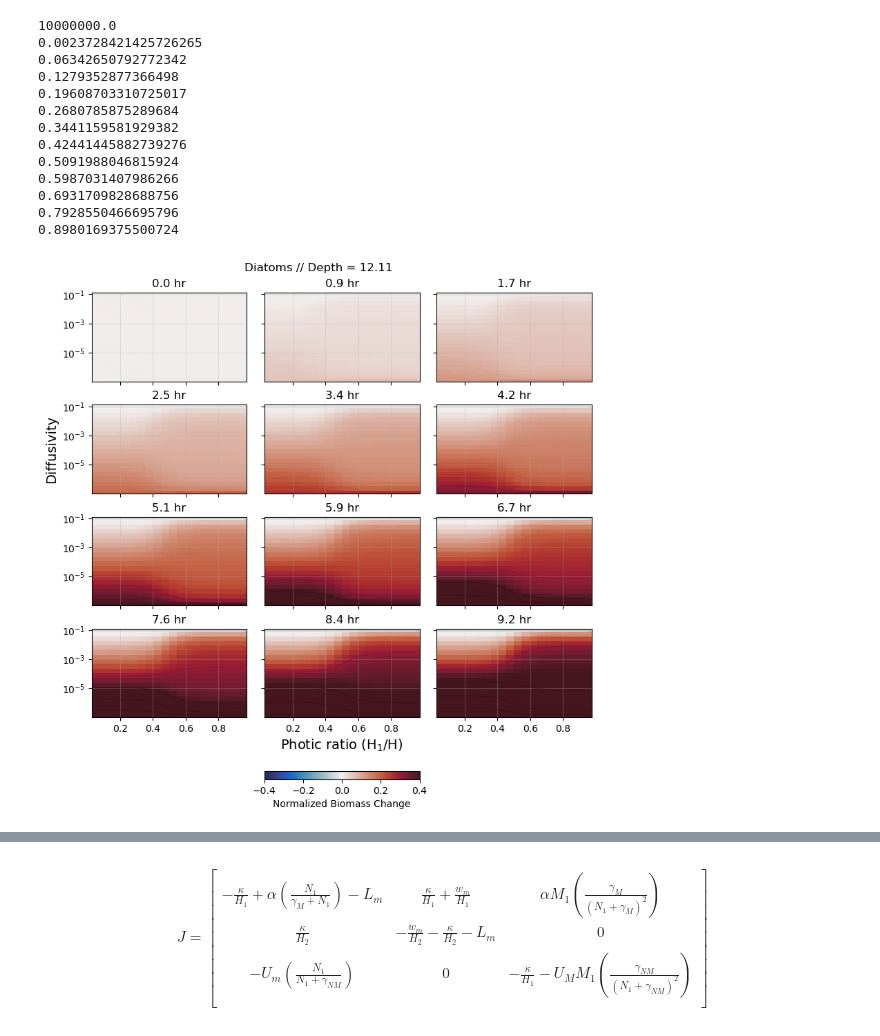
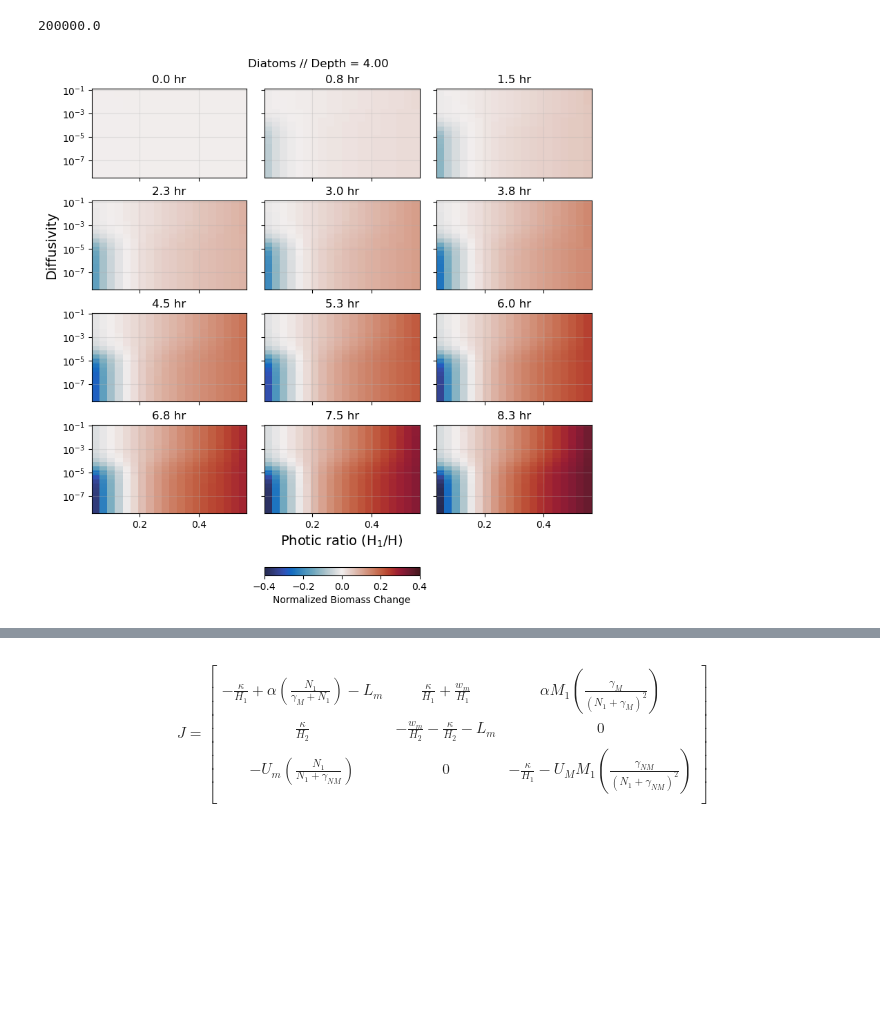
Before and after one commit to sienna-white/box_model, a Jupyter notebook: two_species.ipynb, the cells around one changed output, grey strips where cells are left out. Saved outputs shown, nothing was run; the diff lists cells and outputs as text; code cells hidden in the pictures; blank space fills up the shorter version.

```diff
--- a/two_species.ipynb
+++ b/two_species.ipynb
@@ -50,13 +50,14 @@ importlib.reload(pm)
 
 cmap = cmo.cm.balance
 
-dst = xr.open_dataset("population_dataset_time_2s_3umol.nc")
+dst = xr.open_dataset("population_dataset_time_2umol.nc")
 
 N = len(dst.kappa)
 NT = len(dst.t)
 print(N)
 print(NT)
 
+NV = len(dst.depth)
 # hr2s = 1/3600
 
 print(dst)
@@ -79,7 +80,6 @@ Data variables:
 # %%
 # Snapshot of three time frames
 TIMES = list(range(0, 300, 25))
-dst = xr.open_dataset("population_dataset_time_2s_3umol.nc")
 
 id = 2
 ir = 14
@@ -105,7 +105,7 @@ for ax in axs:
     ax.set_xlabel("Re($\lambda$)")
     ax.set_yscale('log')
     ax.set_xscale('log')
-irs = [0, 5, 10, 14]
+irs = [0, NV//4, NV//2, NV-1]
 for ix, ax in enumerate(axs):
     ir = irs[ix]
     ratio = dst.ratio.values[ir]
@@ -224,8 +215,7 @@ def reshape_(data, N):
 
 
 id = 2
-ir = 1
-ik = 1
+
 depth = dst.depth.values[id]
 fig.suptitle("Depth = %2.2f" % depth)
 
@@ -234,18 +224,17 @@ RATIO = dst.ratio.values
 
 
 NT = 300
-for i, it in enumerate(range(1, NT, NT//12)):
+for i, it in enumerate(range(1, NT, NT//11)):
     # color = cmo.cm.haline(it/NT)
     BIOMASS_M = dst.m1.values[it, id, :, :] + dst.m2.values[it, id, :, :]
+    relative = normalize_color2(BIOMASS_M) #reshape_(BIOMASS_M, N))
+
     axs[i].set_yscale('log')
 
     axs[i].set_title("%2.1f hr" % (dst.t.values[it]/3600))
 
     h = axs[i].pcolormesh(RATIO, KAPPA,
-                normalize_color2(reshape_(BIOMASS_M, N)), linewidths=4, alpha=0.95, cmap=cmo.cm.balance, vmin=-4e-1, vmax=4e-1)
-
-    h1 = axs[i].contour(RATIO, KAPPA,
-                normalize_color2(reshape_(BIOMASS_M, N)), linewidths=1, alpha=0.5, vmin=-4e-1, vmax=4e-1, cmap=cmo.cm.balance, )
+                relative.T, linewidths=4, alpha=0.95, cmap=cmo.cm.balance, vmin=-4e-1, vmax=4e-1)
 
 plt.colorbar(h, label='Normalized Biomass Change', orientation='horizontal',  pad=0.2, ax=axs[-2])
 
@@ -265,8 +254,6 @@ print(init_biomass)
 
 fig, axs = plt.subplots(nrows=4, ncols=3, figsize=(8, 8), sharex=True, sharey=True, constrained_layout=True)
 axs = axs.flatten()
-# norm
-norm = mcolors.TwoSlopeNorm(vmin=-0.25, vcenter=0, vmax=0.25)
 
 
 def normalize_color2(value):
@@ -279,54 +266,40 @@ def reshape_(data, N):
     return np.array(data).reshape(N, -1)
 
 
-id = 14
-ir = 1
-ik = 1
+id = 0
+
 depth = dst.depth.values[id]
 fig.suptitle("Diatoms // Depth = %2.2f" % depth)
 
 KAPPA  = dst.kappa.values
 RATIO = dst.ratio.values
+
 NT = 300
 for i, it in enumerate(range(1, NT, NT//12)):
     # color = cmo.cm.haline(it/NT)
     BIOMASS_D = dst.d1.values[it, id, :, :] + dst.d2.values[it, id, :, :]
-    relative = normalize_color2(reshape_(BIOMASS_D, N))
-    print(max(relative.flatten()))
+
+    relative = normalize_color2(BIOMASS_D)
+
     axs[i].set_yscale('log')
 
     axs[i].set_title("%2.1f hr" % (dst.t.values[it]/3600))
 
     h = axs[i].pcolormesh(RATIO, KAPPA,
-                relative, linewidths=4, alpha=0.95, cmap=cmo.cm.balance, vmin=-4e-1, vmax=4e-1)
-
-    h1 = axs[i].contour(RATIO, KAPPA,
-                relative, linewidths=1, alpha=0.5, vmin=-4e-1, vmax=4e-1, cmap=cmo.cm.balance, )
+                relative.T, linewidths=4, alpha=0.95, cmap=cmo.cm.balance, vmin=-4e-1, vmax=4e-1)
 
 plt.colorbar(h, label='Normalized Biomass Change', orientation='horizontal',  pad=0.2, ax=axs[-2])
 
 axs[3].set_ylabel("Diffusivity", fontsize=14)
 axs[-2].set_xlabel("Photic ratio (H$_1$/H)", fontsize=14)
 
 for ax in axs:
 # ax.plot([], [], color=color, label="%2.1f hr" % (dst.t.values[it]/3600), linewidth=4, alpha=0.5)
     # ax.set_xlabel("Photic ratio (H$_1$/H)")
     # ax.set_ylabel("Diffusivity")
     # # ax.legend(ncols=2, bbox_to_anchor=(1.05, 1), loc='upper left', title="Time")
     # ax.set_title("Microcystis")
     ax.grid(alpha=0.3)
 # %% [output]
-10000000.0
-0.0023728421425726265
-0.06342650792772342
-0.1279352877366498
-0.19608703310725017
-0.2680785875289684
-0.3441159581929382
-0.42441445882739276
-0.5091988046815924
-0.5987031407986266
-0.6931709828688756
-0.7928550466695796
-0.8980169375500724
+200000.0
-[figure, old version]
+[figure, new version]
```
Also changed, not shown: parts of 15 cells of this notebook, 9 other files.
